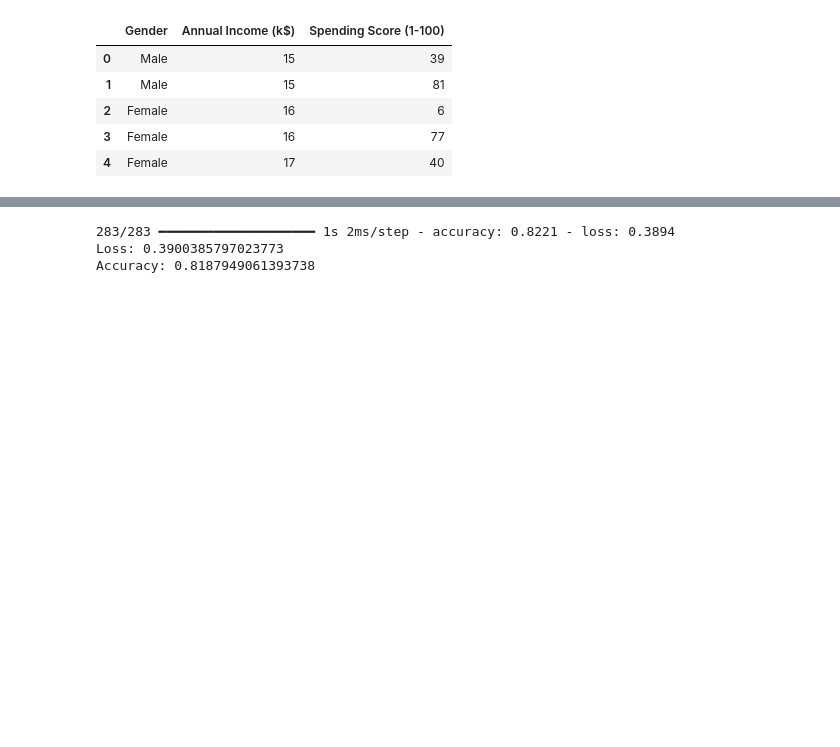
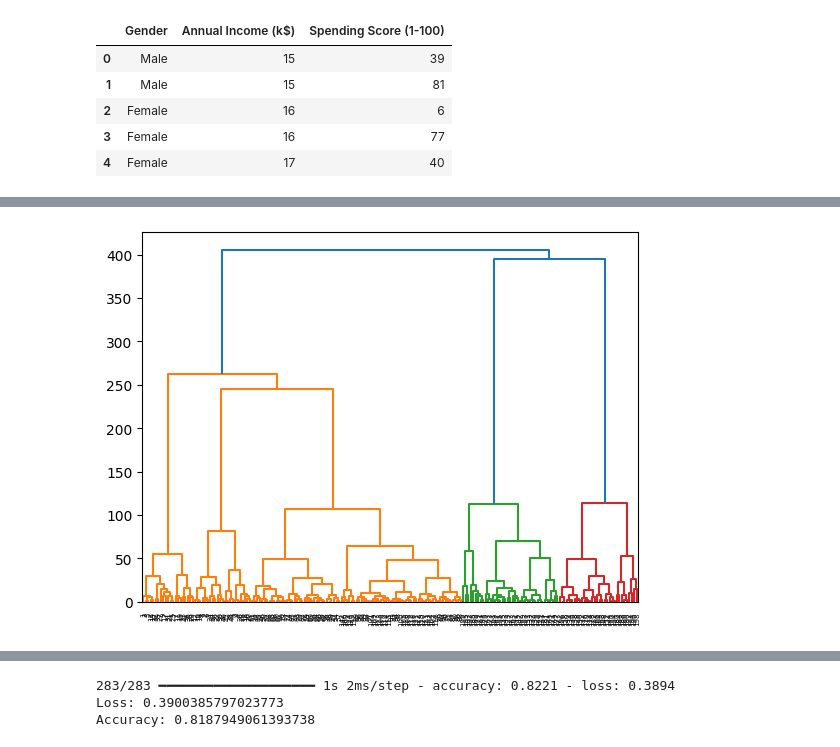
Before and after one commit to notice4/google-colab-study, a Jupyter notebook: all_themes.ipynb, the cells around one changed output, grey strips where cells are left out. Cells and saved outputs as stored; diff of their text form; code cells hidden in the pictures; blank space fills up the shorter version.

```diff
--- a/all_themes.ipynb
+++ b/all_themes.ipynb
@@ -75,3 +75,8 @@ np.float64(0.553931997444648)
+# %%
+dendrogram(linkage(X, method='ward'))
+plt.show()
+# %% [output]
+[figure, added]
 # %%
 # Neural Networks
 
```
Also changed, not shown: parts of 5 cells of this notebook.
